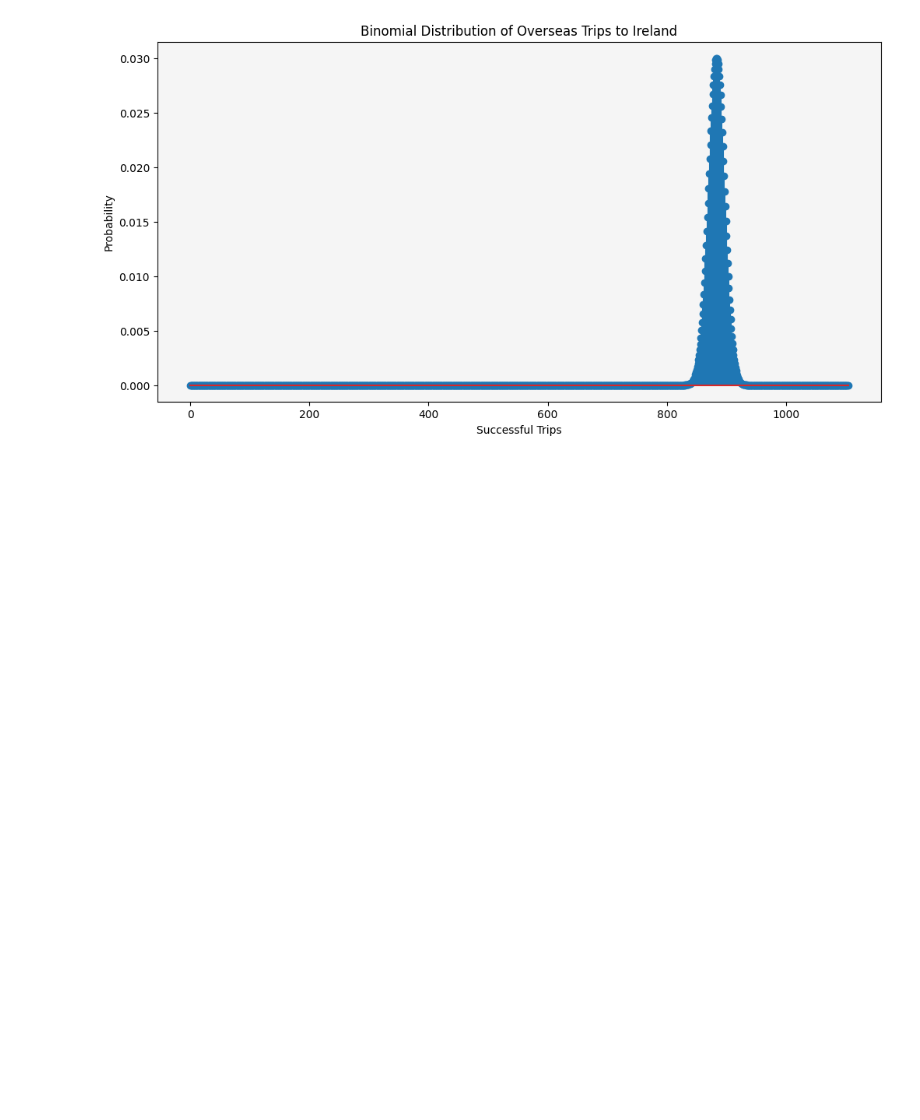
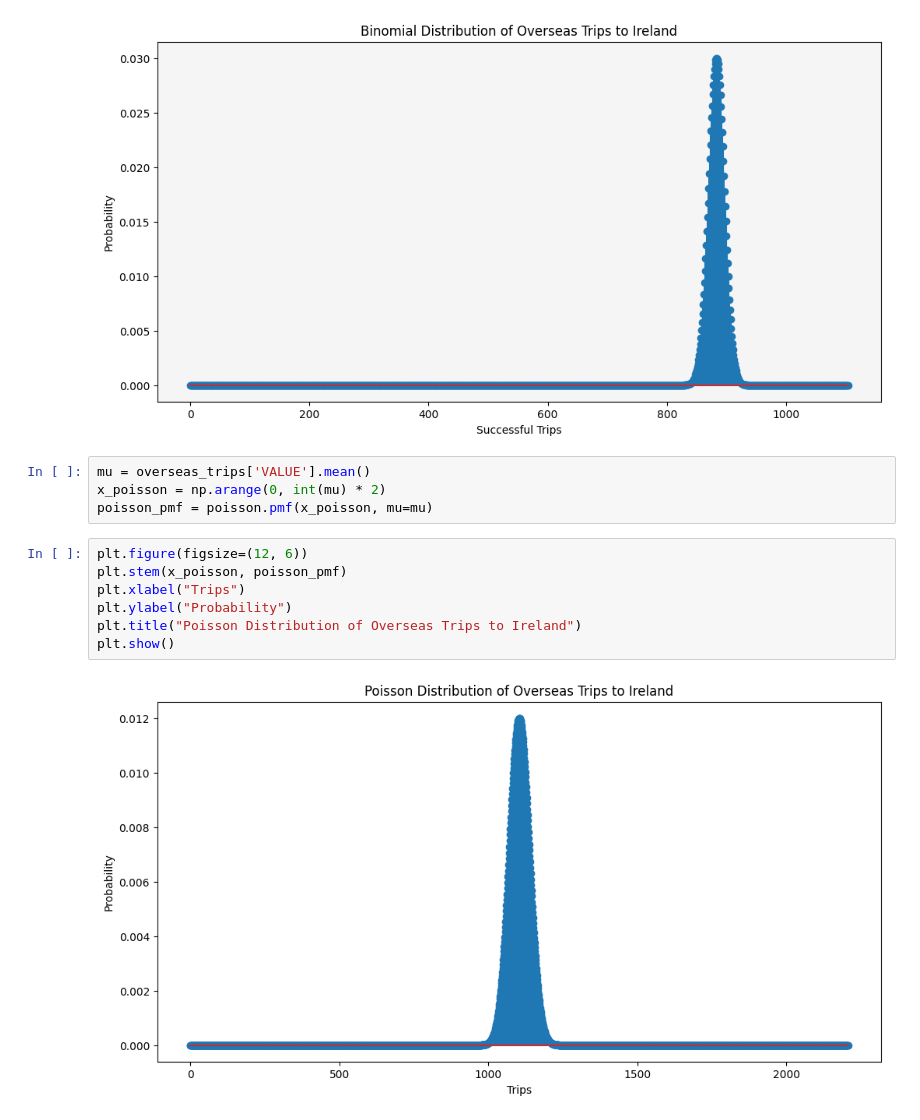
Before and after one commit to rupeshyanampally/Assignment, a Jupyter notebook: Untitled.ipynb, the cells around one changed output. Cells and saved outputs as stored; diff of their text form; blank space fills up the shorter version.

Commit message:
poisson distribution

```diff
--- a/Untitled.ipynb
+++ b/Untitled.ipynb
@@ -108,3 +108,16 @@ plt.gca().set_facecolor("#f5f5f5")
 plt.show()
 # %% [output]
 [figure]
+# %%
+mu = overseas_trips['VALUE'].mean()
+x_poisson = np.arange(0, int(mu) * 2)
+poisson_pmf = poisson.pmf(x_poisson, mu=mu)
+# %%
+plt.figure(figsize=(12, 6))
+plt.stem(x_poisson, poisson_pmf)
+plt.xlabel("Trips")
+plt.ylabel("Probability")
+plt.title("Poisson Distribution of Overseas Trips to Ireland")
+plt.show()
+# %% [output]
+[figure, added]
```
